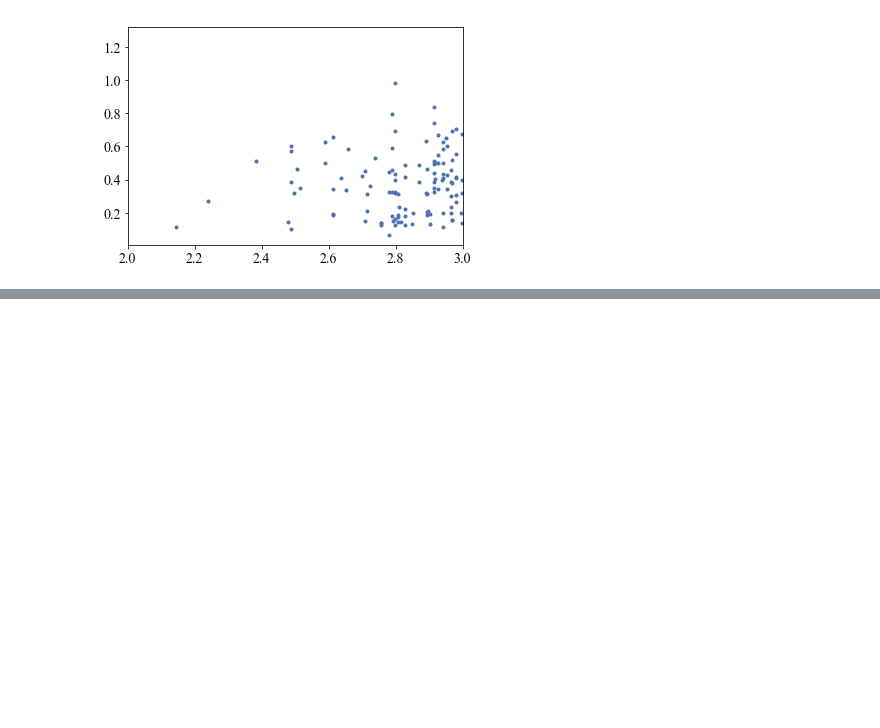
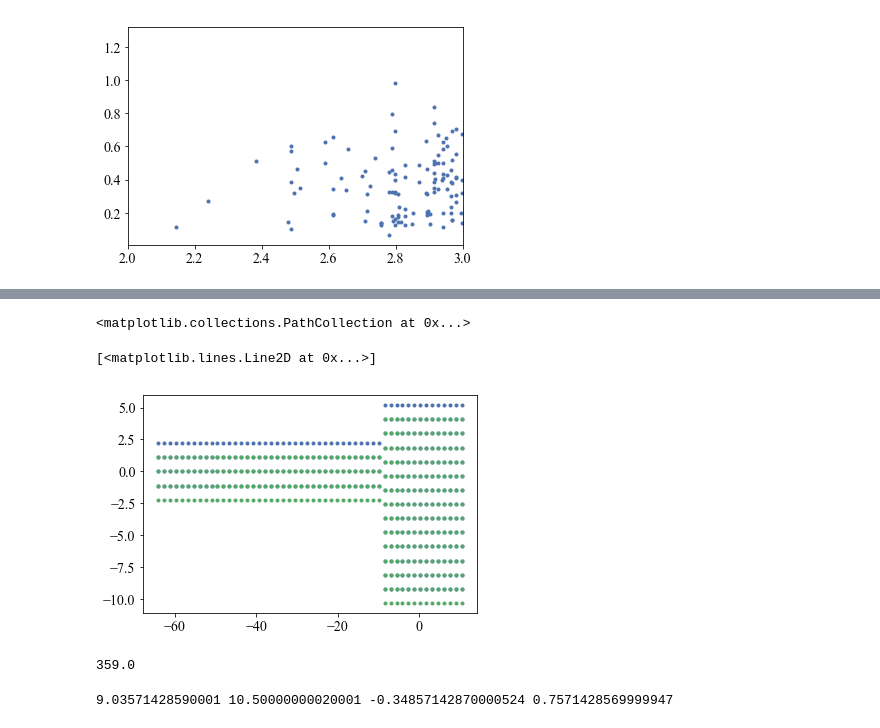
Before and after one commit to thomasmolnar/virac_classifier, a Jupyter notebook: test_notebooks/var_out.ipynb, the cells around one changed output, grey strips where cells are left out. Saved outputs shown, nothing was run; the diff lists cells and outputs as text; code cells hidden in the pictures; blank space fills up the shorter version.

```diff
--- a/test_notebooks/var_out.ipynb
+++ b/test_notebooks/var_out.ipynb
@@ -889,0 +937,4 @@ plt.xlim(2.,3.)
+# %%
+from config import configuration
+config = configuration()
+light_curve_loader = lightcurve_loader(config['healpix_files_dir'])
@@ -889,0 +943,2 @@ plt.xlim(2.,3.)
+# %%
+grid = pd.read_pickle(config['binary_output_dir'] + 'grid.pkl')
@@ -889,0 +959,21 @@ plt.xlim(2.,3.)
+# %%
+plt.figure(figsize=[30.,7.])
+plt.plot(grid['l'].values[ii],grid['b'].values[ii],'k.',ms=10)
+plt.scatter(wrap(ff['l'].values), ff['b'].values, c=ii,cmap=plt.cm.prism,s=6)
+# %% [output]
+<matplotlib.collections.PathCollection at 0x...>
+# %%
+plt.plot(grid['l']+.5*grid['sizel'],grid['b']+.5*grid['sizeb'],'.')
+plt.plot(grid['l']+.5*grid['sizel'],grid['b']-.5*grid['sizeb'],'.')
+# %% [output]
+[<matplotlib.lines.Line2D at 0x...>]
+[figure, added]
+# %%
+from classify import wrap
+(0.5-1.5)%360.
+# %% [output]
+359.0
+# %%
+ii=139
+# %% [output]
+9.03571428590001 10.50000000020001 -0.34857142870000524 0.7571428569999947
```
Also changed, not shown: parts of 8 cells of this notebook, 2 other files.
